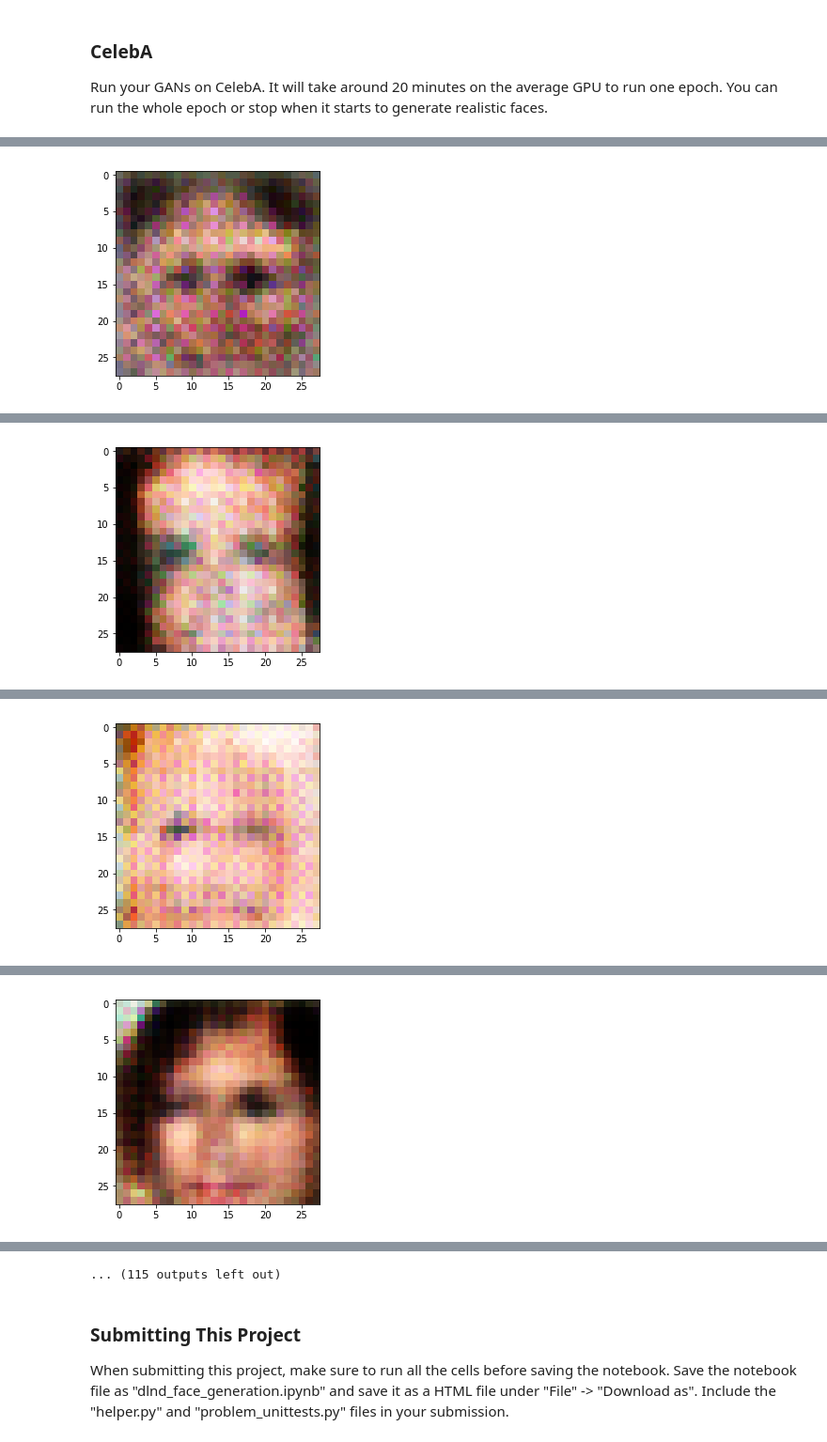
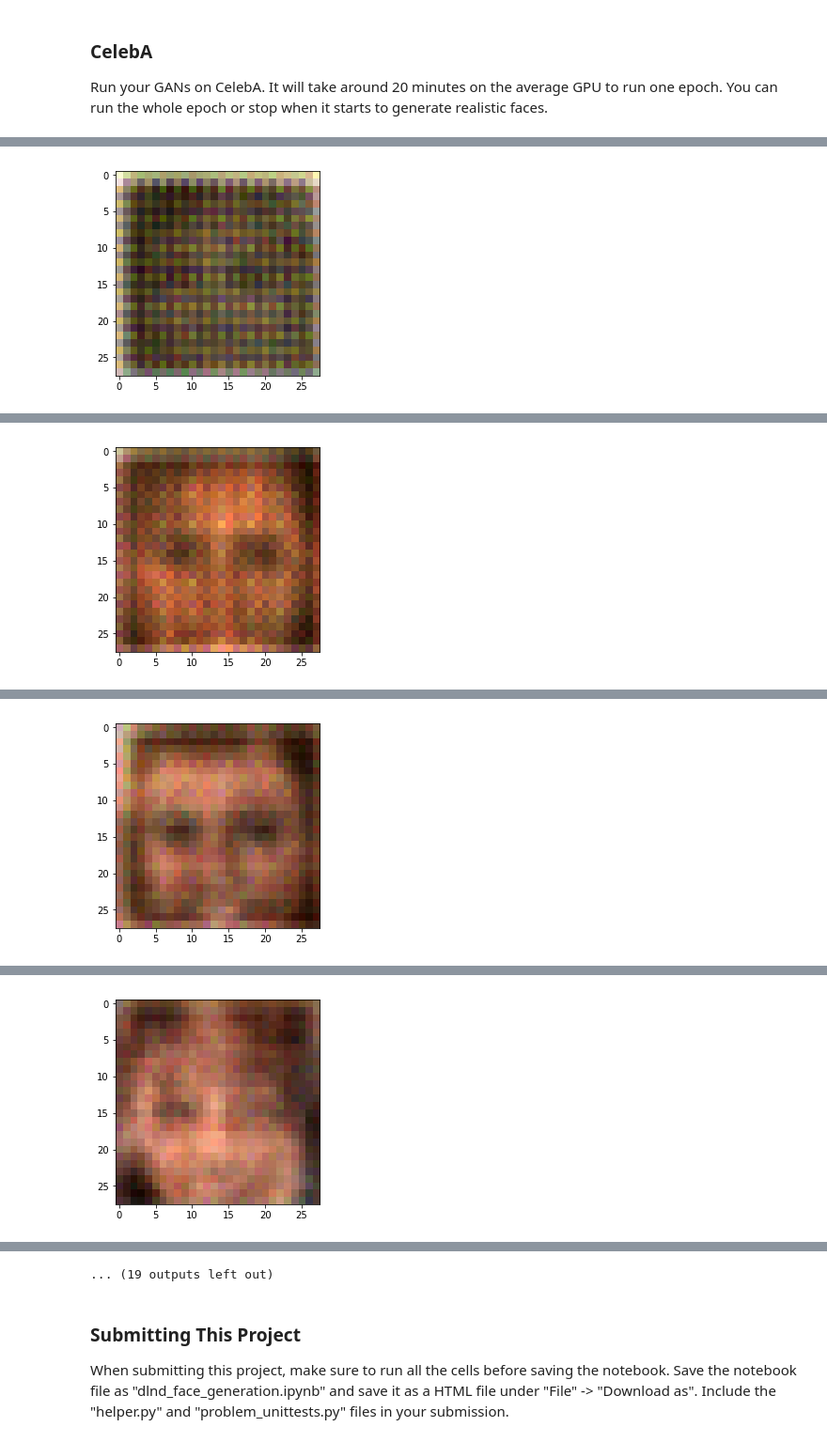
Before and after one commit to usmcamp0811/DeepLearning_NanoDegree_Projects, a Jupyter notebook: Project_5/dlnd_face_generation.ipynb, the cells around one changed output, grey strips where cells are left out. Shown: that part at 94% size. Saved outputs shown, nothing was run; the diff lists cells and outputs as text; code cells hidden in the pictures.

```diff
--- a/Project_5/dlnd_face_generation.ipynb
+++ b/Project_5/dlnd_face_generation.ipynb
@@ -472,10 +472,10 @@ Epoch 1/2... Discriminator Loss: 1.2004... Generator Loss: 1.1435
 ### CelebA
 Run your GANs on CelebA.  It will take around 20 minutes on the average GPU to run one epoch.  You can run the whole epoch or stop when it starts to generate realistic faces.
 # %%
-batch_size = 32
-z_dim = 2048
-learning_rate = 0.0005
-beta1 = 0.1
+batch_size = 128
+z_dim = 100
+learning_rate = 0.0002
+beta1 = 0.5
 
 
 
@@ -502 +502 @@ Epoch 1/1... Discriminator Loss: 1.0867... Generator Loss: 0.8687
-[figure, old version]
+[figure, new version]
@@ -513 +513 @@ Epoch 1/1... Discriminator Loss: 0.6654... Generator Loss: 1.4684
-[figure, old version]
+[figure, new version]
@@ -524 +524 @@ Epoch 1/1... Discriminator Loss: 1.8074... Generator Loss: 0.6198
-[figure, old version]
+[figure, new version]
@@ -535 +535 @@ Epoch 1/1... Discriminator Loss: 1.5923... Generator Loss: 0.5092
-[figure, old version]
+[figure, new version]
@@ -558,4 +558,4 @@ Epoch 1/1... Discriminator Loss: 1.1627... Generator Loss: 0.7007
-... (115 outputs left out)
+... (19 outputs left out)
 # %% [markdown]
 ### Submitting This Project
 When submitting this project, make sure to run all the cells before saving the notebook. Save the notebook file as "dlnd_face_generation.ipynb" and save it as a HTML file under "File" -> "Download as". Include the "helper.py" and "problem_unittests.py" files in your submission.
```
Also changed, not shown: parts of 2 cells of this notebook, 1 other file.
